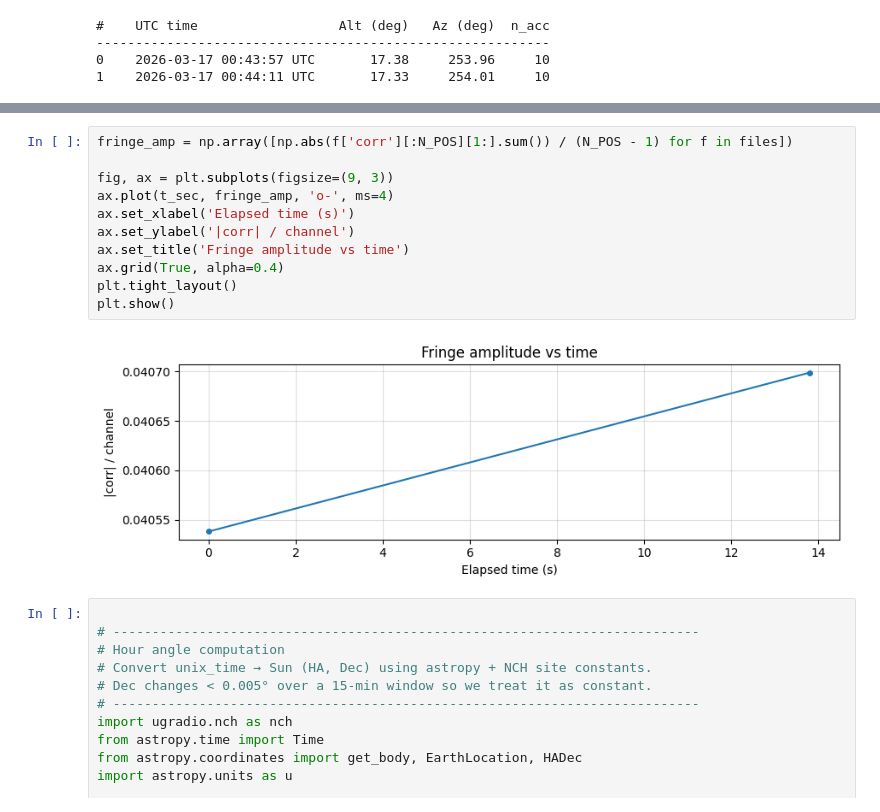
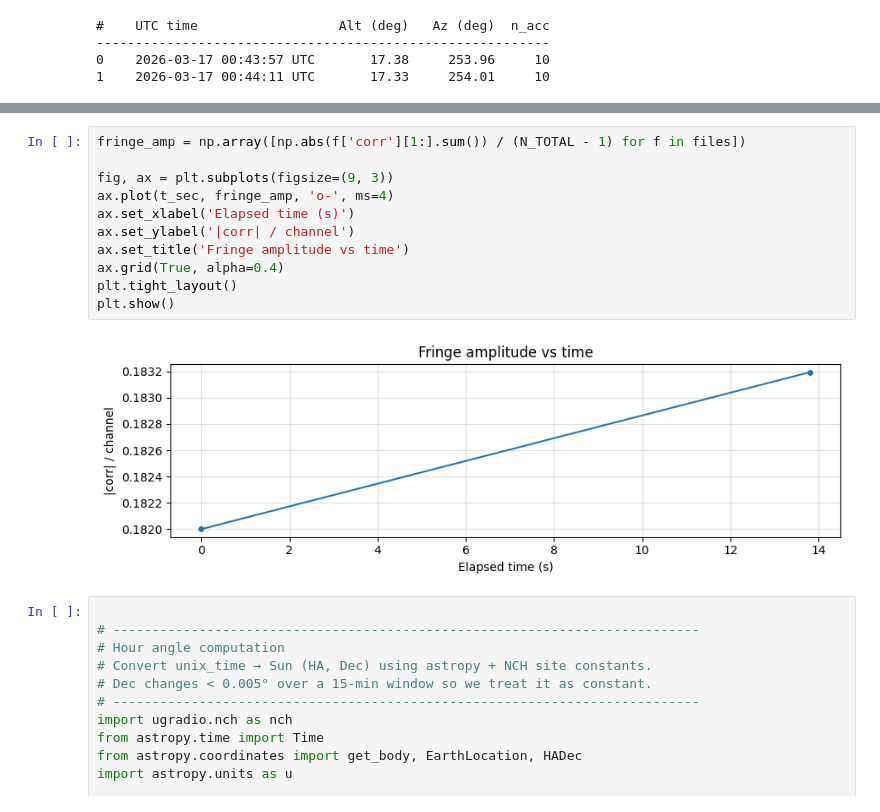
Before and after one commit to raw-asparagus/ay-121, a Jupyter notebook: labs/03/analysis.ipynb, the cells around one changed output, grey strips where cells are left out. Cells and saved outputs as stored; diff of their text form.

```diff
--- a/labs/03/analysis.ipynb
+++ b/labs/03/analysis.ipynb
@@ -127,16 +118,16 @@ plt.show()
 # %%
-fringe_amp = np.array([np.abs(f['corr'][:N_POS][1:].sum()) / (N_POS - 1) for f in files])
+fringe_amp = np.array([np.abs(f['corr'][1:].sum()) / (N_TOTAL - 1) for f in files])
 
 fig, ax = plt.subplots(figsize=(9, 3))
 ax.plot(t_sec, fringe_amp, 'o-', ms=4)
 ax.set_xlabel('Elapsed time (s)')
 ax.set_ylabel('|corr| / channel')
 ax.set_title('Fringe amplitude vs time')
 ax.grid(True, alpha=0.4)
 plt.tight_layout()
 plt.show()
 # %% [output]
-[figure, old version]
+[figure, new version]
 # %%
 
 # ---------------------------------------------------------------------------
```
Also changed, not shown: parts of 6 cells of this notebook, 4 other files.
